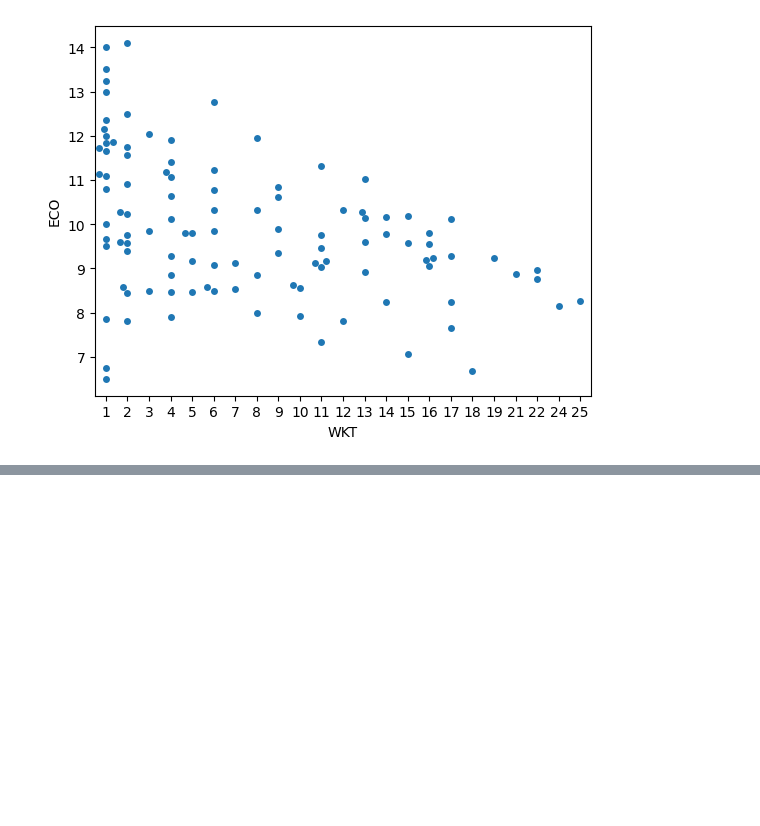
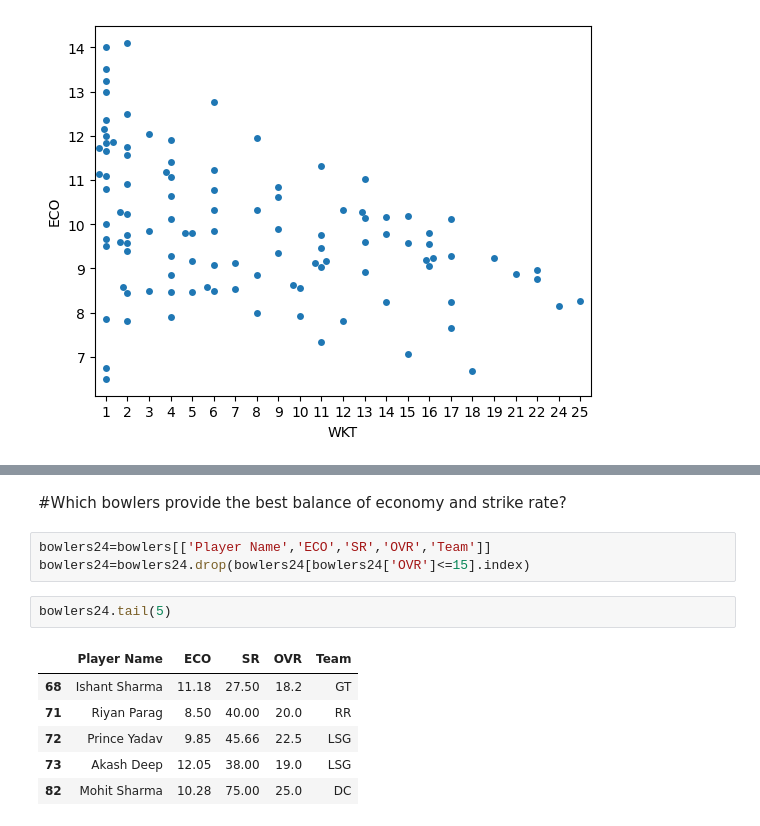
Before and after one commit to ag22042008/data-Science-notebooks, a Jupyter notebook: ipl2025.ipynb, the cells around one changed output, grey strips where cells are left out. Saved outputs shown, nothing was run; the diff lists cells and outputs as text; blank space fills up the shorter version.

```diff
--- a/ipl2025.ipynb
+++ b/ipl2025.ipynb
@@ -619,3 +605,17 @@ fig.update_layout(xaxis_title='Wickets Taken (WKT)', yaxis_title='Economy Rate (
 fig.show()
 # %% [output]
 [interactive output not drawn]
+# %% [markdown]
+#Which bowlers provide the best balance of economy and strike rate?
+# %%
+bowlers24=bowlers[['Player Name','ECO','SR','OVR','Team']]
+bowlers24=bowlers24.drop(bowlers24[bowlers24['OVR']<=15].index)
+# %%
+bowlers24.tail(5)
+# %% [output]
+|  | Player Name | ECO | SR | OVR | Team |
+| 68 | Ishant Sharma | 11.18 | 27.50 | 18.2 | GT |
+| 71 | Riyan Parag | 8.50 | 40.00 | 20.0 | RR |
+| 72 | Prince Yadav | 9.85 | 45.66 | 22.5 | LSG |
+| 73 | Akash Deep | 12.05 | 38.00 | 19.0 | LSG |
+| 82 | Mohit Sharma | 10.28 | 75.00 | 25.0 | DC |
```
Also changed, not shown: parts of 4 cells of this notebook.
